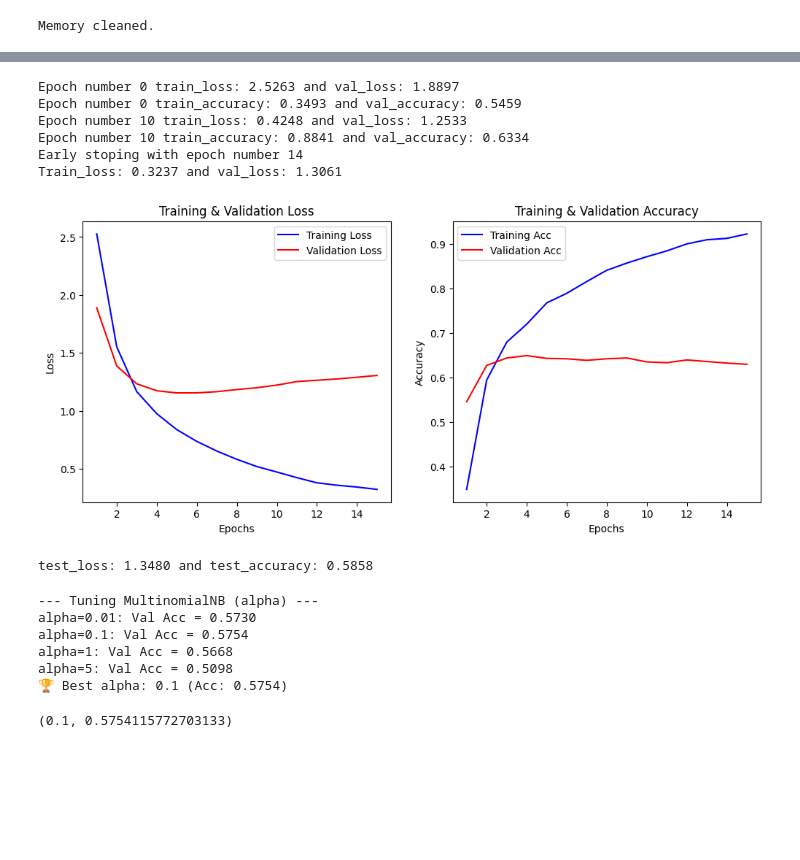
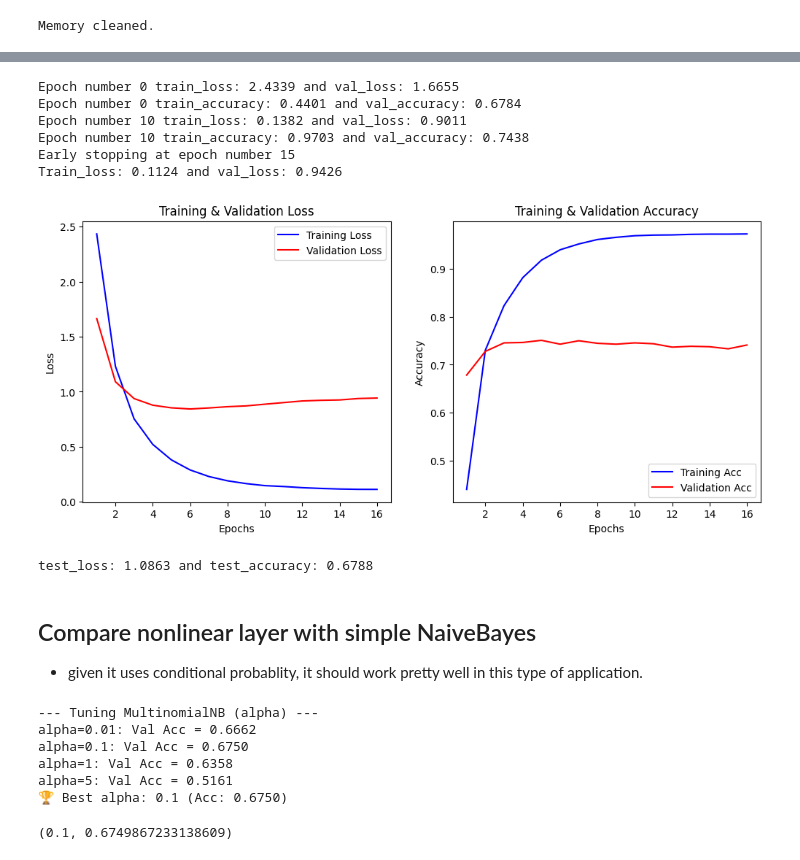
Before and after one commit to mdossett204/AI-maths-foundations, a Jupyter notebook: NLP-learning-notebooks/week1-classical-nlp/multiclass-classification-pytorch-vs-sklearn.ipynb, the cells around one changed output, grey strips where cells are left out. Saved outputs shown, nothing was run; the diff lists cells and outputs as text; code cells hidden in the pictures; blank space fills up the shorter version.

```diff
--- a/NLP-learning-notebooks/week1-classical-nlp/multiclass-classification-pytorch-vs-sklearn.ipynb
+++ b/NLP-learning-notebooks/week1-classical-nlp/multiclass-classification-pytorch-vs-sklearn.ipynb
@@ -72,5 +75,5 @@ train_df.head()
 # %%
-max_features=4000
+max_features=10000
 tfidf_vectorizer = TfidfVectorizer(max_features=max_features)
 X_train_sparse = tfidf_vectorizer.fit_transform(train_df["text"])
 y_train = train_df["label"]
@@ -89,3 +92,6 @@ y_test_tensor = torch.tensor(y_test.values, dtype=torch.long)
 train_loader, val_loader, test_loader = create_dataloaders(X_train_tensor, y_train_tensor,
                                                            X_val_tensor, y_val_tensor,
                                                            X_test_tensor, y_test_tensor)
+# %%
+device = get_device()
+print(device)
@@ -357,35 +209,38 @@ def train_test_model(device, model, criterion, train_loader, val_loader, patienc
 # %%
 # In sklearn's Logistic Regression, C is the inverse of regularization strength — a larger C means less regularization.
 # In PyTorch's Adam, weight_decay is the regularization strength directly — a larger value means more regularization.
 # So the they behave oppositely.
 torch.manual_seed(seed)
-linear_classifier = LinearModel(X_train_tensor.shape[1], 256, len(target_names))
+linear_classifier = MLPModel(X_train_tensor.shape[1], 256, len(target_names))
 criterion = nn.CrossEntropyLoss() # this applies softmax activation so you don't need to us nn.Softmax layer
 patience = 10
 num_epochs = 50
 lr = 1e-3
 train_classifier = train_test_model(
     device,
     linear_classifier,
     criterion,
     train_loader,
     val_loader,
     patience,
     num_epochs,
     lr,
     l2=1e-5
 )
-test_loss, test_accuracy = evaluate_model(train_classifier, test_loader, criterion, device)
+test_loss, test_accuracy = evaluate_model(train_classifier, test_loader, criterion, device, is_binary=False)
 print(f"test_loss: {test_loss:.4f} and test_accuracy: {test_accuracy:.4f}")
 # %% [output]
-Epoch number 0 train_loss: 2.5263 and val_loss: 1.8897
-Epoch number 0 train_accuracy: 0.3493 and val_accuracy: 0.5459
-Epoch number 10 train_loss: 0.4248 and val_loss: 1.2533
-Epoch number 10 train_accuracy: 0.8841 and val_accuracy: 0.6334
-Early stoping with epoch number 14
-Train_loss: 0.3237 and val_loss: 1.3061
+Epoch number 0 train_loss: 2.4339 and val_loss: 1.6655
+Epoch number 0 train_accuracy: 0.4401 and val_accuracy: 0.6784
+Epoch number 10 train_loss: 0.1382 and val_loss: 0.9011
+Epoch number 10 train_accuracy: 0.9703 and val_accuracy: 0.7438
+Early stopping at epoch number 15
+Train_loss: 0.1124 and val_loss: 0.9426
-[figure, old version]
+[figure, new version]
-test_loss: 1.3480 and test_accuracy: 0.5858
+test_loss: 1.0863 and test_accuracy: 0.6788
+# %% [markdown]
+## Compare nonlinear layer with simple NaiveBayes
+* given it uses conditional probablity, it should work pretty well in this type of application.
 # %%
 config = {
         "model": MultinomialNB(),
@@ -398,12 +253,12 @@ tune_sklearn_model(config["model"],
                    X_train_sparse, y_train, X_test_sparse, y_test)
 # %% [output]
 --- Tuning MultinomialNB (alpha) ---
-alpha=0.01: Val Acc = 0.5730
-alpha=0.1: Val Acc = 0.5754
-alpha=1: Val Acc = 0.5668
-alpha=5: Val Acc = 0.5098
-🏆 Best alpha: 0.1 (Acc: 0.5754)
+alpha=0.01: Val Acc = 0.6662
+alpha=0.1: Val Acc = 0.6750
+alpha=1: Val Acc = 0.6358
+alpha=5: Val Acc = 0.5161
+🏆 Best alpha: 0.1 (Acc: 0.6750)
-(0.1, 0.5754115772703133)
+(0.1, 0.6749867233138609)
 # %% [markdown]
 ## Model Performance Analysis
 
```
Also changed, not shown: parts of 11 cells of this notebook, 2 other files.
